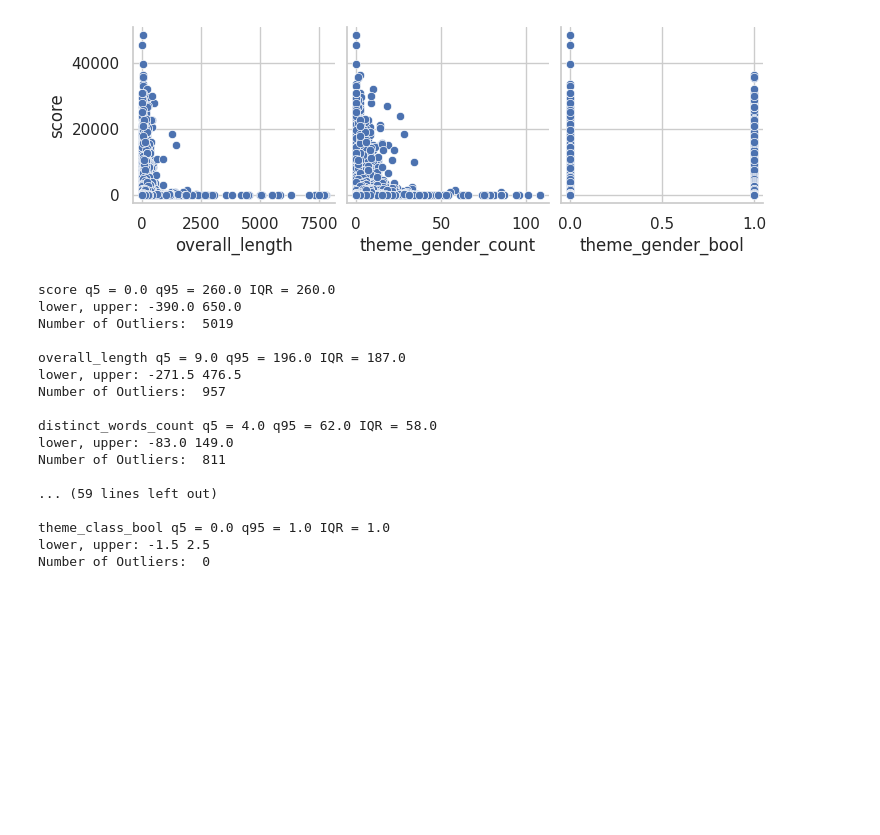
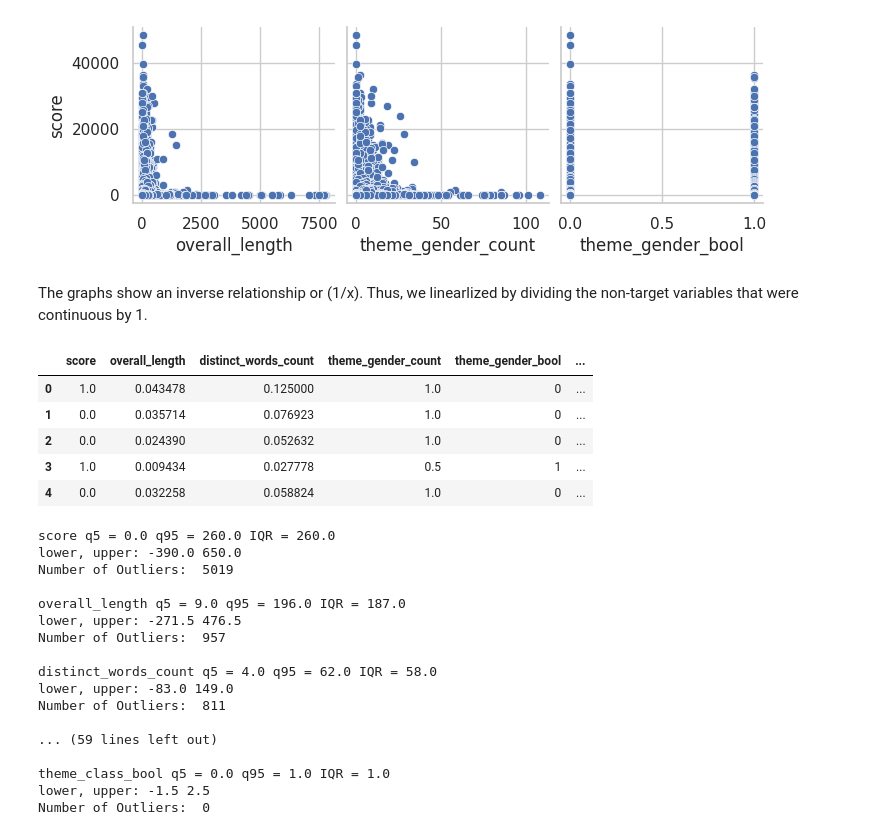
Before and after one commit to INFO-523-SU25/final-project-howell-xia, a Jupyter notebook: final-analysis-writeup.ipynb, the cells around one changed output. Saved outputs shown, nothing was run; the diff lists cells and outputs as text; code cells hidden in the pictures; blank space fills up the shorter version.

```diff
--- a/final-analysis-writeup.ipynb
+++ b/final-analysis-writeup.ipynb
@@ -223,6 +224,25 @@ sns.pairplot(jokes_model, y_vars=["score"], x_vars=["overall_length", "theme_gen
 # %% [output]
 <seaborn.axisgrid.PairGrid at 0x...>
 [figure]
+# %% [markdown]
+The graphs show an inverse relationship or (1/x). Thus, we linearlized by dividing the non-target variables that were continuous by 1.
+# %%
+#all inverse relationship variables are linearized
+
+#stores column names
+inverse = ["overall_length", "distinct_words_count", "theme_gender_count", "theme_ethnicity_count", "theme_sexuality_count",
+           "theme_ability_count", "theme_weight_count", "theme_appearance_count", "theme_class_count", "theme_age_count"]
+
+#inverses the continuous columns
+for col in inverse:
+    jokes_model[col] = 1 / (jokes_model[col] + 1)
+# %% [output]
+|  | score | overall_length | distinct_words_count | theme_gender_count | theme_gender_bool | ... |
+| 0 | 1.0 | 0.043478 | 0.125000 | 1.0 | 0 | ... |
+| 1 | 0.0 | 0.035714 | 0.076923 | 1.0 | 0 | ... |
+| 2 | 0.0 | 0.024390 | 0.052632 | 1.0 | 0 | ... |
+| 3 | 1.0 | 0.009434 | 0.027778 | 0.5 | 1 | ... |
+| 4 | 0.0 | 0.032258 | 0.058824 | 1.0 | 0 | ... |
 # %%
 #finds outliers, takes the 5th and 95th quartile respectively to maximize values kept in
 
```
Also changed, not shown: parts of 2 cells of this notebook, 5 other files.
